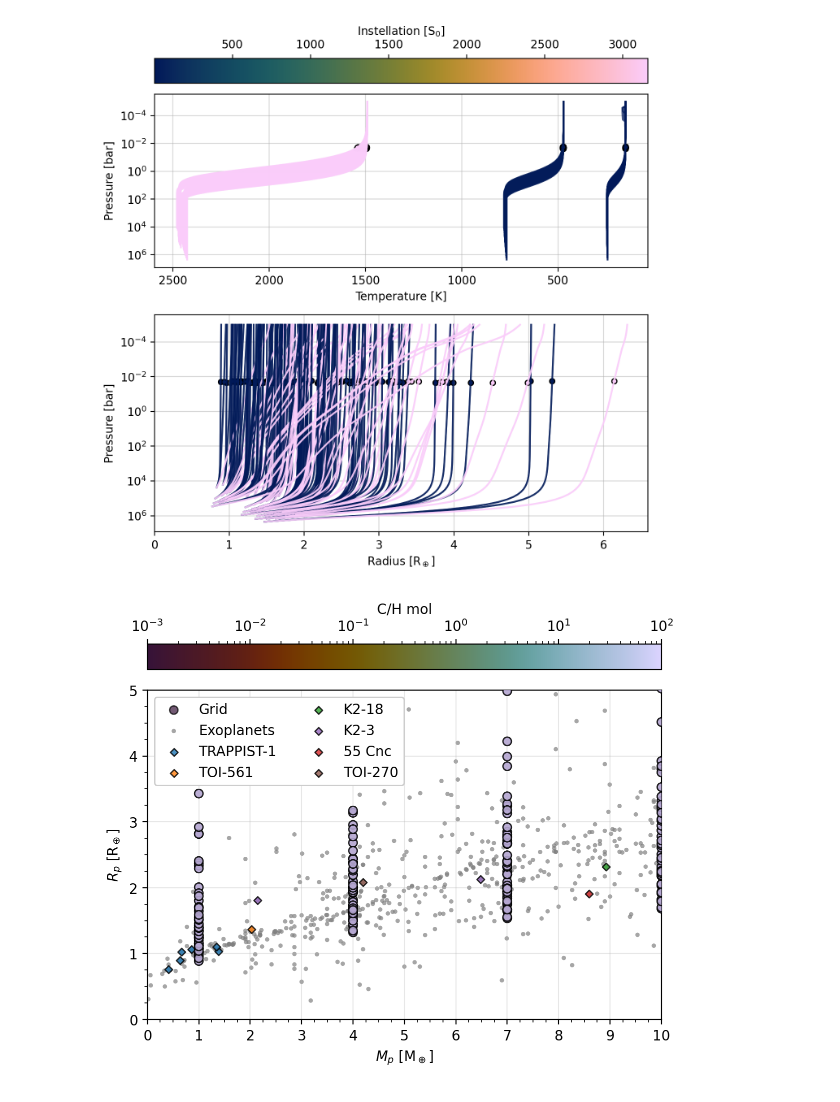
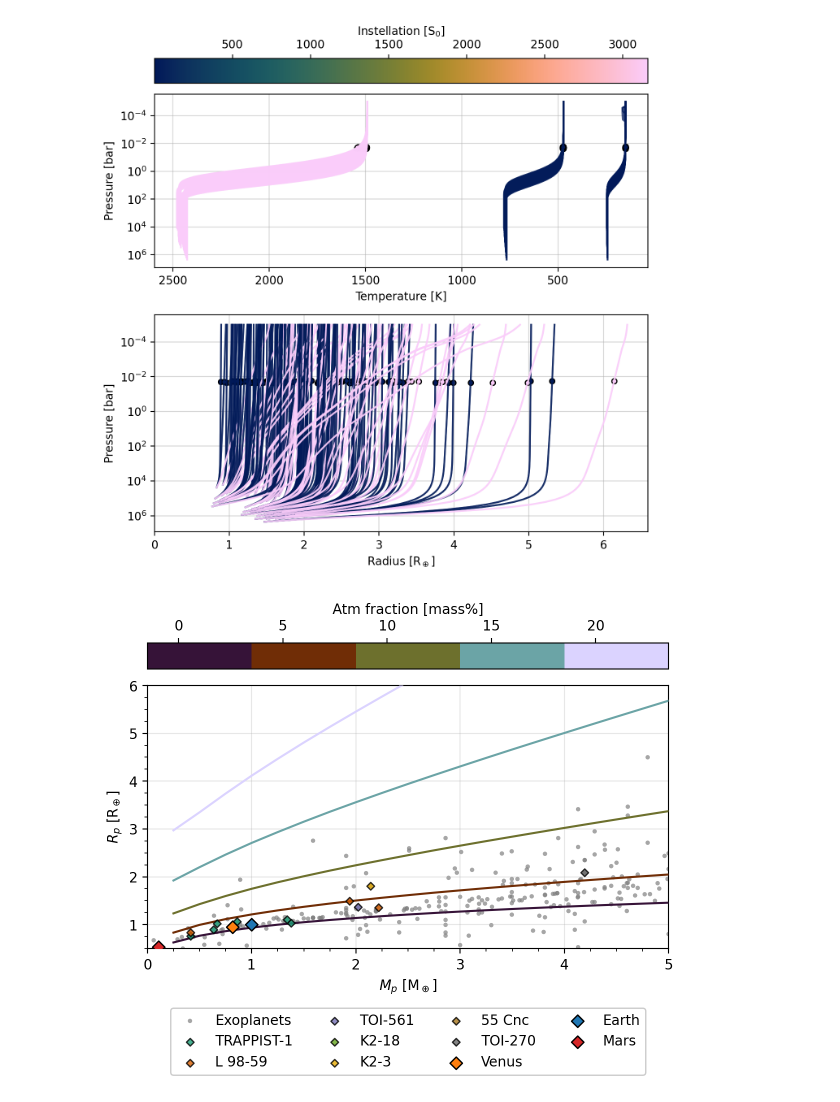
Before and after one commit to nichollsh/AGNI, a Jupyter notebook: misc/utilities/grid_plot.ipynb, the cells around one changed output. Saved outputs shown, nothing was run; the diff lists cells and outputs as text; code cells hidden in the pictures.

Commit message:
Update paper grid tooling

```diff
--- a/misc/utilities/grid_plot.ipynb
+++ b/misc/utilities/grid_plot.ipynb
@@ -5,6 +5,7 @@ import matplotlib.pyplot as plt
 from cmcrameri.cm import *
 import numpy as np
 import os
+from copy import deepcopy
 import netCDF4 as nc
 from mpl_toolkits.axes_grid1 import make_axes_locatable
 
@@ -17,7 +18,8 @@ R_earth = 6.371e6
 M_earth = 5.972e24
 bar = 1e5 # Pa
 
-data_dir = "/home/n/nichollsh/thesis_pipeline/data/"
+# data_dir = "/home/n/nichollsh/thesis_pipeline/data/"
+data_dir = "/home2/p321409/Projects/thesis_pipeline/data/"
 
 # %matplotlib widget
 %config InlineBackend.figure_format = 'retina'
@@ -143,7 +145,7 @@ units = {
 }
 # %%
 # Read both of the CSV files
-output_dir = "../out"
+output_dir = "../../out"
 gridpoints_df = pd.read_csv(os.path.join(output_dir, "gridpoints.csv"), sep=',')
 results_df = pd.read_csv(os.path.join(output_dir, "result_table.csv"), sep=',')
 
@@ -281,7 +283,7 @@ plt.show()
 [figure]
 # %%
 exo_named = [["TRAPPIST-1 b","TRAPPIST-1 c", "TRAPPIST-1 d", "TRAPPIST-1 e", "TRAPPIST-1 f", "TRAPPIST-1 g"],
-            #  ["L 98-59 b", "L 98-59 c", "L 98-59 d", "L 98-59 e"],
+             ["L 98-59 b", "L 98-59 c", "L 98-59 d", "L 98-59 e"],
              ["TOI-561 b"],
              ["K2-18 b",],
              ["K2-3 b", "K2-3 c"],
@@ -289,36 +291,49 @@ exo_named = [["TRAPPIST-1 b","TRAPPIST-1 c", "TRAPPIST-1 d", "TRAPPIST-1 e", "TR
              ["TOI-270 d"]
             ]
 
-exo_colors = [
-    "tab:blue", "tab:orange", "tab:green", "tab:purple", "tab:red", "tab:brown",
-]
+exo_colors = [mpl.colormaps.get_cmap('Dark2')(x) for x in np.linspace(0,1,len(exo_named))]
 # %%
 fig,ax = plt.subplots(1,1, figsize=(6,5))
 
-xlim = (0, 10)
-ylim = (0, 5)
+# configure...
+xlim = (0.0, 5.0)
+ylim = (0.5, 6.0)
+key = "frac_atm"
+show_scatter = False
+show_isolines = True
+controls = {"frac_core": 0.7, }
 
-key = "metal_C"
+# crop data by control variables
+subdata = deepcopy(data)
+for c in controls.keys():
+    subdata = subdata[subdata[c] == controls[c]]
+
+# colorbar for z-key
 zunit = units[key][0]
-vmin, vmax = np.amin(data[key])*zunit, np.amax(data[key])*zunit
+vmin, vmax = np.amin(subdata[key])*zunit, np.amax(subdata[key])*zunit
 if units[key][1]: # log scale
      norm = mpl.colors.LogNorm(vmin=vmin, vmax=vmax)
 else:
-    norm = mpl.colors.Normalize(vmin=min, vmax=vmax)
+    norm = mpl.colors.Normalize(vmin=vmin, vmax=vmax)
 sm = mpl.cm.ScalarMappable(norm=norm, cmap=glasgow)
 
 # Grid results
-c = [sm.to_rgba(z) for z in data[key]*zunit]
-x,y = data["mass_tot"], data["r_phot"]/R_earth
-ax.scatter(x,y, zorder=10, alpha=0.7, edgecolors='k', c=c, label="Grid")
+x,y = subdata["mass_tot"], subdata["r_phot"]/R_earth
+if show_scatter:
+    c = [sm.to_rgba(z) for z in subdata[key]*zunit]
+    ax.scatter(x,y, zorder=10, alpha=0.7, edgecolors='k', c=c, label="Grid")
 
 # Plot grid as lines of constant key
-# for u in np.unique(data[key]):
-#     mask = np.argwhere(data[key][:] == u).flatten()  # get rows with key= this value
-#     xx = x[mask]
-#     yy = y[mask]
-#     mask = mask[np.argsort(xx)]    # sort them in ascending mass order
-#     ax.plot(xx[mask], yy[mask], zorder=9, color=sm.to_rgba(u*zunit))
+if show_isolines:
+    isolines = np.unique(subdata[key])
+    for u in isolines:
+        mask_key = np.argwhere(subdata[key][:] == u).flatten()  # get rows with key= this value
+        xx = np.array(x.iloc[mask_key])
+        yy = np.array(y.iloc[mask_key])
+        mask_srt = np.argsort(xx) # sort them in ascending mass order
+        xx = xx[mask_srt]
+        yy = yy[mask_srt]
+        ax.plot(xx,yy, zorder=300, color=sm.to_rgba(u*zunit))
 
 # Zeng2019 curves
 # for i,k in enumerate((r"1.0% H$_2$, 500K", r"MgSiO$_3$", r"Earth-like", "Fe")):
@@ -337,40 +352,51 @@ ax.scatter(exo_dat["mass"] * unit_Mjup / unit_Mear,
            exo_dat["radius"] * unit_Rjup / unit_Rear,
             color='gray', s=10, alpha=0.7, zorder=0, label="Exoplanets", edgecolors='none', rasterized=True)
 
+
 # Named exoplanets
 for j,s in enumerate(exo_named):
     col = exo_colors[j]
     for i,p in enumerate(s):
         if i == 0:
             lbl = p[:-2]
         else:
             lbl = None
         row = exo_dat.loc[exo_dat['name'] == p].iloc[0]
 
         x = row["mass"] * unit_Mjup / unit_Mear
         y = row["radius"] * unit_Rjup / unit_Rear
 
-        a = ax.scatter(x,y, s=15, label=lbl, alpha=0.8, zorder=8,
+        a = ax.scatter(x,y, s=15, label=lbl, alpha=0.8, zorder=901,
                             color=col, ec='k', marker='D')
 
+# Known planets (radius/km, mass/1e24kg)
+# https://ssd.jpl.nasa.gov/planets/phys_par.html
+planets = {
+    # "Mercury": [2439.4, 0.33010, 'grey'],
+    "Venus":   [6051.8, 4.86731, 'tab:orange'],
+    "Earth":   [6371.0, 5.97217, 'tab:blue'],
+    "Mars":    [3389.5, 0.64169, 'tab:red']
+}
+for p,v in planets.items():
+    ax.scatter(v[1]*1e24/M_earth, v[0]*1e3/R_earth, label=p, zorder=902, s=40, marker='D', edgecolors='k', color=v[2])
 
 ax.set_xlabel(r"$M_p$ [M$_\oplus$]")
 ax.xaxis.set_major_locator(mpl.ticker.MultipleLocator(1.0))
 ax.xaxis.set_minor_locator(mpl.ticker.MultipleLocator(0.25))
 ax.set_xlim(xlim)
 
 ax.set_ylabel(r"$R_p$ [R$_\oplus$]")
 ax.yaxis.set_major_locator(mpl.ticker.MultipleLocator(1.0))
 ax.yaxis.set_minor_locator(mpl.ticker.MultipleLocator(0.25))
 ax.set_ylim(ylim)
 
-leg = ax.legend(framealpha=1, ncols=2)
+leg = ax.legend(framealpha=1, ncols=4, loc='upper center', bbox_to_anchor=(0.5, -0.2))
 leg.set_zorder(100)
 ax.grid(alpha=0.3, zorder=-2)
-fig.colorbar(sm, ax=ax, label=units[key][2], location='top')
+fig.colorbar(sm, ax=ax, label=units[key][2], location='top', values=isolines*zunit)
 
 fig.tight_layout()
 fig.savefig(os.path.join(output_dir, "mass_radius.pdf"), dpi=300, bbox_inches='tight')
 plt.show()
 # %% [output]
-[figure, old version]
+[figure, new version]
```
Also changed, not shown: parts of 2 cells of this notebook, 1 other file.
